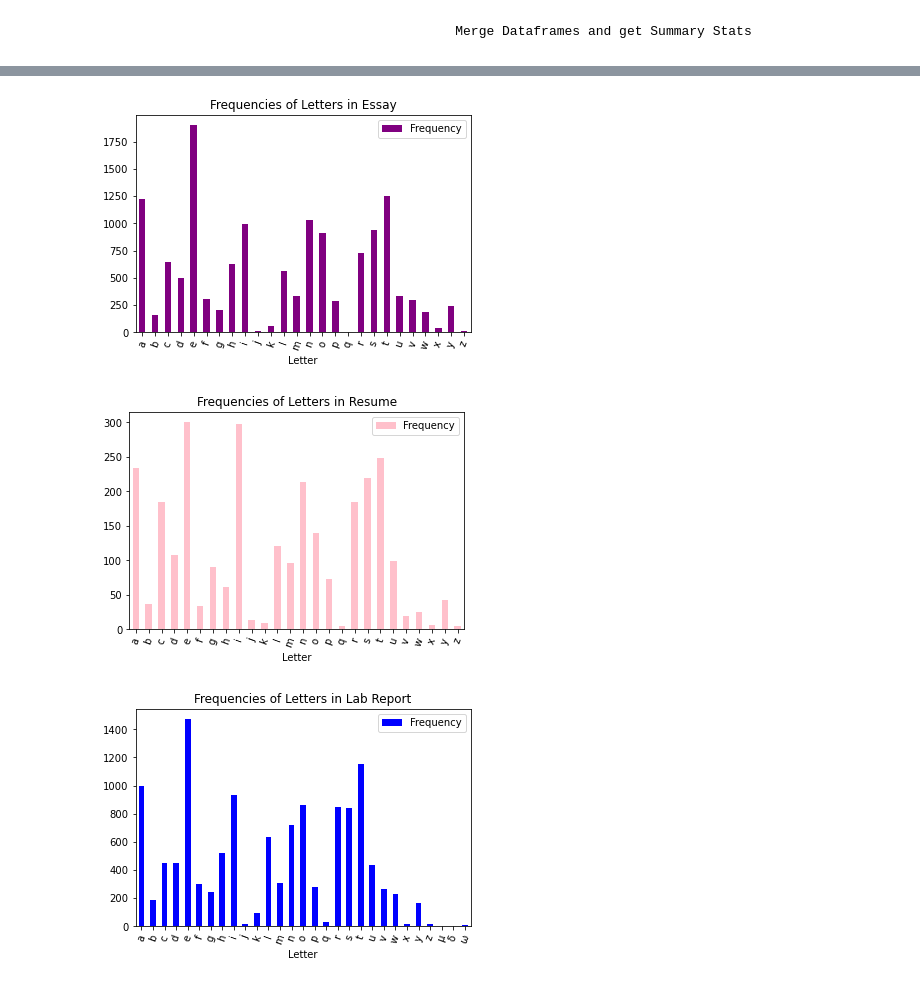
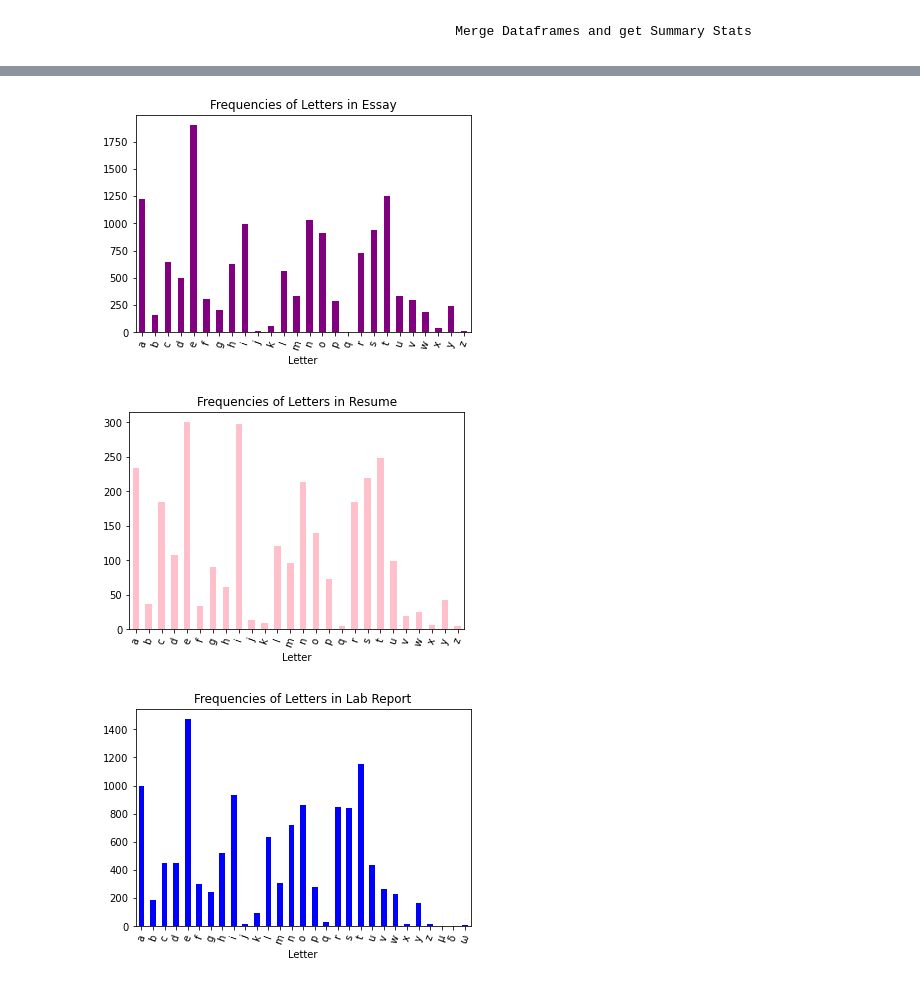
Before and after one commit to mikayla-eckelcifrese/JupyterLabRepository, a Jupyter notebook: Test Random Sample Text from File.ipynb, the cells around one changed output, grey strips where cells are left out. Cells and saved outputs as stored; diff of their text form; code cells hidden in the pictures.

```diff
--- a/Test Random Sample Text from File.ipynb
+++ b/Test Random Sample Text from File.ipynb
@@ -60,7 +62,7 @@ non_letter_characters = ['[','@','_','!','#','$','%','^','&','*',
                          '\\\\', '\\', " \ ", ' n ', '  ','    ','   ',
                          '  n ', '⋅', '→','|', '〖', '〗','√','ω','μ','µa',
                          'π','+','δ','°','≈','\u2008','\u2008f','\u2061',
-                         '∫','▒','±','●','δ','ω']
+                         '∫','▒','±','●','δ','ω', 'ω	', 'µ', 'δ']
 
 def CleanData(Text):
     for i in non_letter_characters:
@@ -92,20 +94,22 @@ LabFrequencyDict = GetFrequencies(LabText)
 # %% [markdown]
                                                 Convert to Data Frames and Sort
 # %%
-def ConvertAndSort(FrequencyDict):
-    Frequency_df = pd.DataFrame(FrequencyDict.items(), columns=['Letter', 'Frequency'])
+def ConvertAndSort(FrequencyDict, column2):
+    Frequency_df = pd.DataFrame(FrequencyDict.items(), columns=['Letter', column2])
 
     Frequency_df = Frequency_df.sort_values("Letter")
 
-    Frequency_df = Frequency_df[Frequency_df.Letter != " "]
+    Frequency_df = Frequency_df[Frequency_df.Letter != " "].reset_index()
+
+    Frequency_df.pop('index')
 
     return(Frequency_df)
 
-EssayFrequency_df = ConvertAndSort(EssayFrequencyDict)
+EssayFrequency_df = ConvertAndSort(EssayFrequencyDict, 'Essay Frequency')
 
-ResumeFrequency_df = ConvertAndSort(ResumeFrequencyDict)
+ResumeFrequency_df = ConvertAndSort(ResumeFrequencyDict, 'Resume Frequency')
 
-LabFrequency_df = ConvertAndSort(LabFrequencyDict)
+LabFrequency_df = ConvertAndSort(LabFrequencyDict, 'Lab Frequency')
 # %% [markdown]
                                                 Merge Dataframes and get Summary Stats
 # %%
@@ -135,18 +139,18 @@ merged_data
 # %%
 %matplotlib inline
 
-def BarGraph(df, Title, Color):
-    bar_graph = df.plot.bar(x = "Letter", y = "Frequency", rot = 70, title = Title, color = Color )
+def BarGraph(df, Title, Color, Y):
+    bar_graph = df.plot.bar(x = "Letter", y = Y, rot = 70, title = Title, color = Color, legend = False)
 
-BarGraph(EssayFrequency_df, "Frequencies of Letters in Essay", "purple")
+BarGraph(EssayFrequency_df, "Frequencies of Letters in Essay", "purple", 'Essay Frequency')
 
-BarGraph(ResumeFrequency_df, "Frequencies of Letters in Resume", "pink")
+BarGraph(ResumeFrequency_df, "Frequencies of Letters in Resume", "pink", 'Resume Frequency')
 
-BarGraph(LabFrequency_df, "Frequencies of Letters in Lab Report", "blue")
+BarGraph(LabFrequency_df, "Frequencies of Letters in Lab Report", "blue", 'Lab Frequency')
 # %% [output]
-[figure, old version]
+[figure, new version]
-[figure, old version]
+[figure, new version]
-[figure, old version]
+[figure, new version]
 # %%
 %matplotlib inline
 
```
Also changed, not shown: parts of 3 cells of this notebook.
